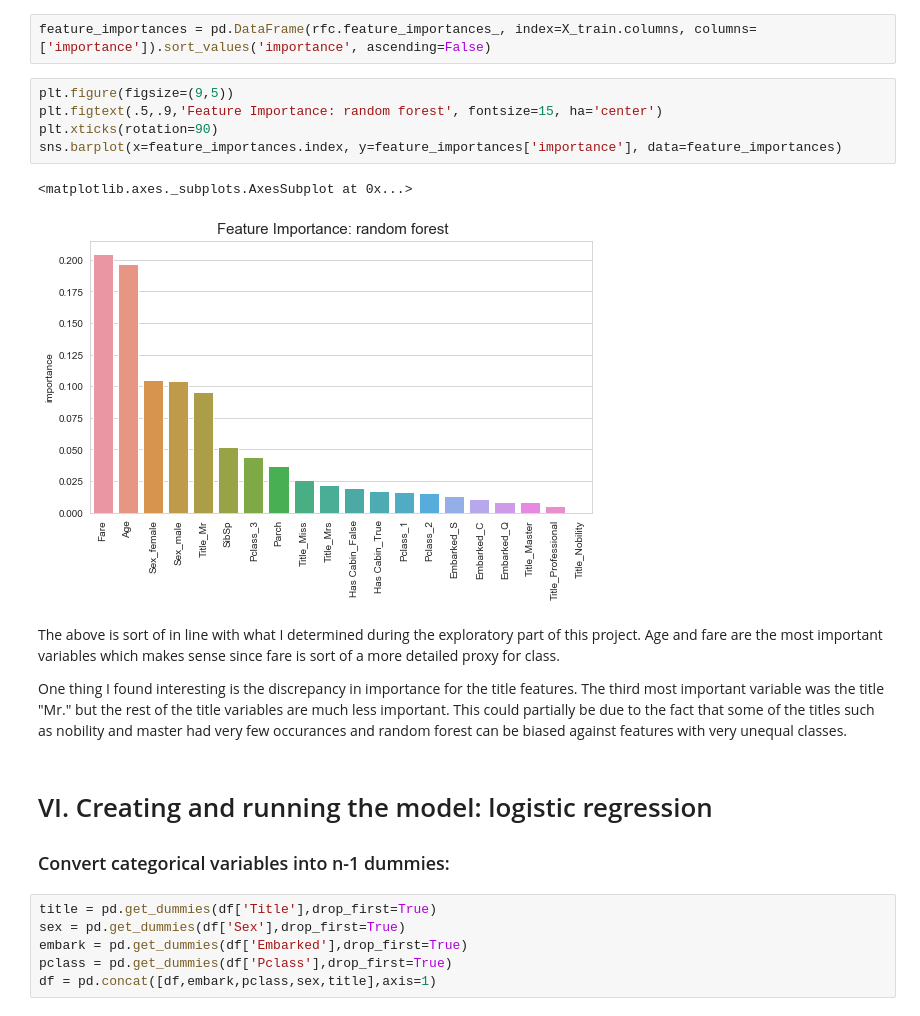
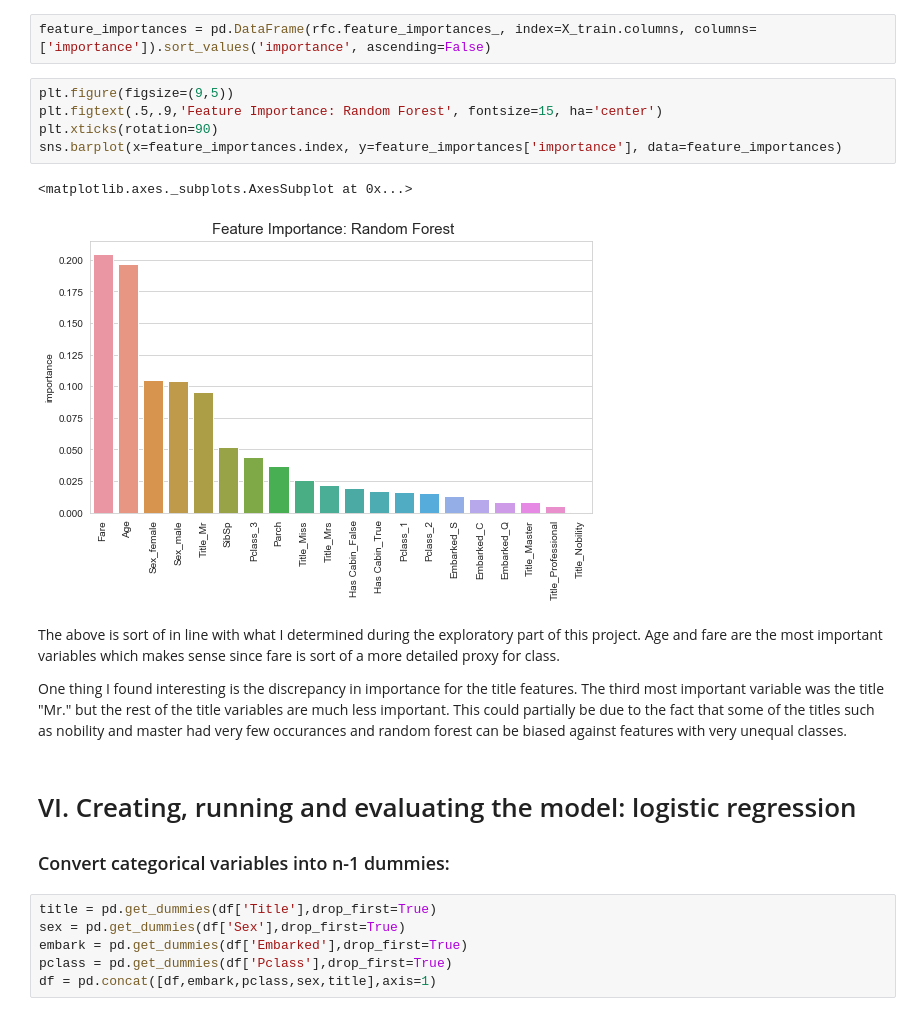
Before and after one commit to agrai1/Predicting-Survivors, a Jupyter notebook: Kaggle challenge - titanic - 9-6-18.ipynb, the cells around one changed output. Cells and saved outputs as stored; diff of their text form.

```diff
--- a/Kaggle challenge - titanic - 9-6-18.ipynb
+++ b/Kaggle challenge - titanic - 9-6-18.ipynb
@@ -481,18 +485,18 @@ rfc_pred = rfc.predict_proba(X_test)
 feature_importances = pd.DataFrame(rfc.feature_importances_, index=X_train.columns, columns=['importance']).sort_values('importance', ascending=False)
 # %%
 plt.figure(figsize=(9,5))
-plt.figtext(.5,.9,'Feature Importance: random forest', fontsize=15, ha='center')
+plt.figtext(.5,.9,'Feature Importance: Random Forest', fontsize=15, ha='center')
 plt.xticks(rotation=90)
 sns.barplot(x=feature_importances.index, y=feature_importances['importance'], data=feature_importances)
 # %% [output]
 <matplotlib.axes._subplots.AxesSubplot at 0x...>
-[figure, old version]
+[figure, new version]
 # %% [markdown]
 The above is sort of in line with what I determined during the exploratory part of this project. Age and fare are the most important variables which makes sense since fare is sort of a more detailed proxy for class.
 
 One thing I found interesting is the discrepancy in importance for the title features. The third most important variable was the title "Mr." but the rest of the title variables are much less important. This could partially be due to the fact that some of the titles such as nobility and master had very few occurances and random forest can be biased against features with very unequal classes.
 # %% [markdown]
-# VI. Creating and running the model: logistic regression
+# VI. Creating, running and evaluating the model: logistic regression
 
 ### Convert categorical variables into n-1 dummies:
 # %%
```
Also changed, not shown: parts of 40 cells of this notebook.
